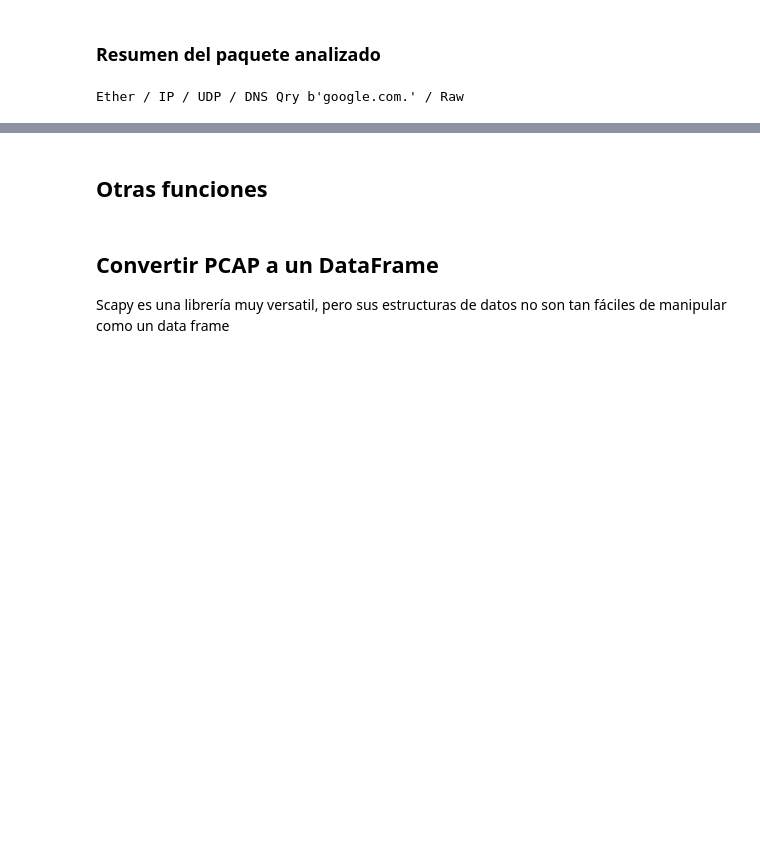
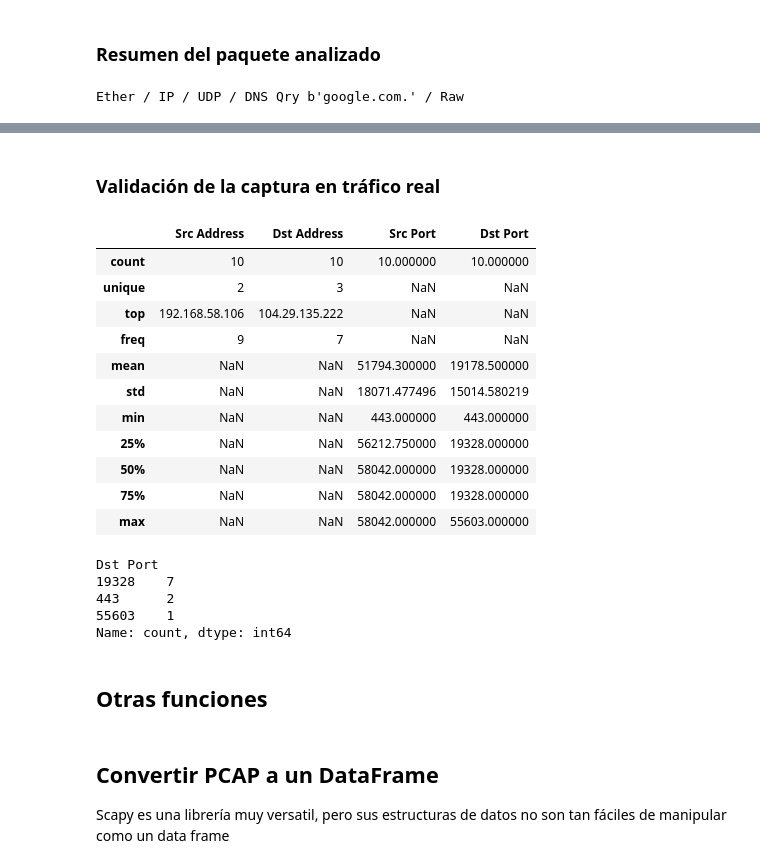
Before and after one commit to EdwinOrtegaK/Lab05_SDS, a Jupyter notebook: network_analysis_scapy.ipynb, the cells around one changed output, grey strips where cells are left out. Cells and saved outputs as stored; diff of their text form; code cells hidden in the pictures; blank space fills up the shorter version.

```diff
--- a/network_analysis_scapy.ipynb
+++ b/network_analysis_scapy.ipynb
@@ -105,0 +110,5 @@ Ether / IP / UDP / DNS Qry b'google.com.' / Raw
+# %%
+pcap_test = sniff(count=10)
+
+print("Tipo de dato:", type(pcap_test))
+print("Cantidad de paquetes capturados:", len(pcap_test))
@@ -105,0 +135,24 @@ Ether / IP / UDP / DNS Qry b'google.com.' / Raw
+# %%
+data_test = []
+
+for pkt in pcap_test:
+    if IP in pkt:
+        src_port = None
+        dst_port = None
+
+        if TCP in pkt:
+            src_port = pkt[TCP].sport
+            dst_port = pkt[TCP].dport
+        elif UDP in pkt:
+            src_port = pkt[UDP].sport
+            dst_port = pkt[UDP].dport
+
+        data_test.append({
+            "Src Address": pkt[IP].src,
+            "Dst Address": pkt[IP].dst,
+            "Src Port": src_port,
+            "Dst Port": dst_port
+        })
+
+df_test = pd.DataFrame(data_test)
+df_test
@@ -106,3 +175,28 @@ Ether / IP / UDP / DNS Qry b'google.com.' / Raw
+# %% [markdown]
+### Validación de la captura en tráfico real
+# %%
+df_test.describe(include='all')
+# %% [output]
+|  | Src Address | Dst Address | Src Port | Dst Port |
+| count | 10 | 10 | 10.000000 | 10.000000 |
+| unique | 2 | 3 | NaN | NaN |
+| top | 192.168.58.106 | 104.29.135.222 | NaN | NaN |
+| freq | 9 | 7 | NaN | NaN |
+| mean | NaN | NaN | 51794.300000 | 19178.500000 |
+| std | NaN | NaN | 18071.477496 | 15014.580219 |
+| min | NaN | NaN | 443.000000 | 443.000000 |
+| 25% | NaN | NaN | 56212.750000 | 19328.000000 |
+| 50% | NaN | NaN | 58042.000000 | 19328.000000 |
+| 75% | NaN | NaN | 58042.000000 | 19328.000000 |
+| max | NaN | NaN | 58042.000000 | 55603.000000 |
+# %%
+df_test["Dst Port"].value_counts()
+# %% [output]
+Dst Port
+19328    7
+443      2
+55603    1
+Name: count, dtype: int64
 # %% [markdown]
 ## Otras funciones
 # %%
```
Also changed, not shown: parts of 8 cells of this notebook.
